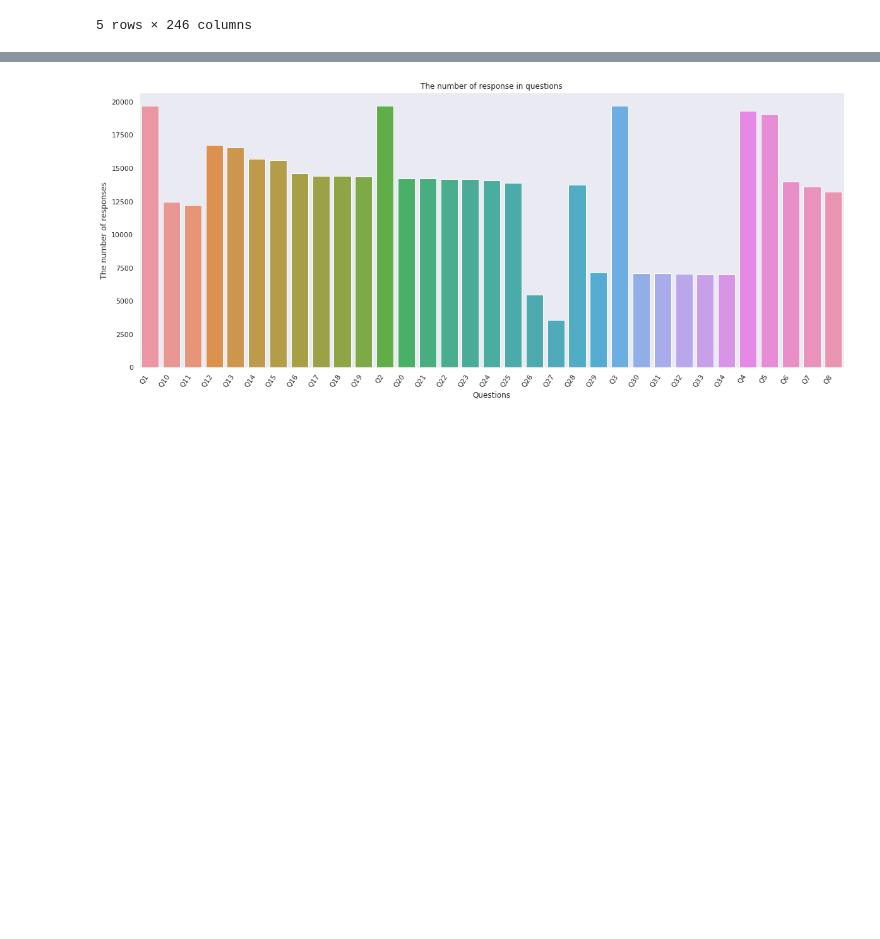
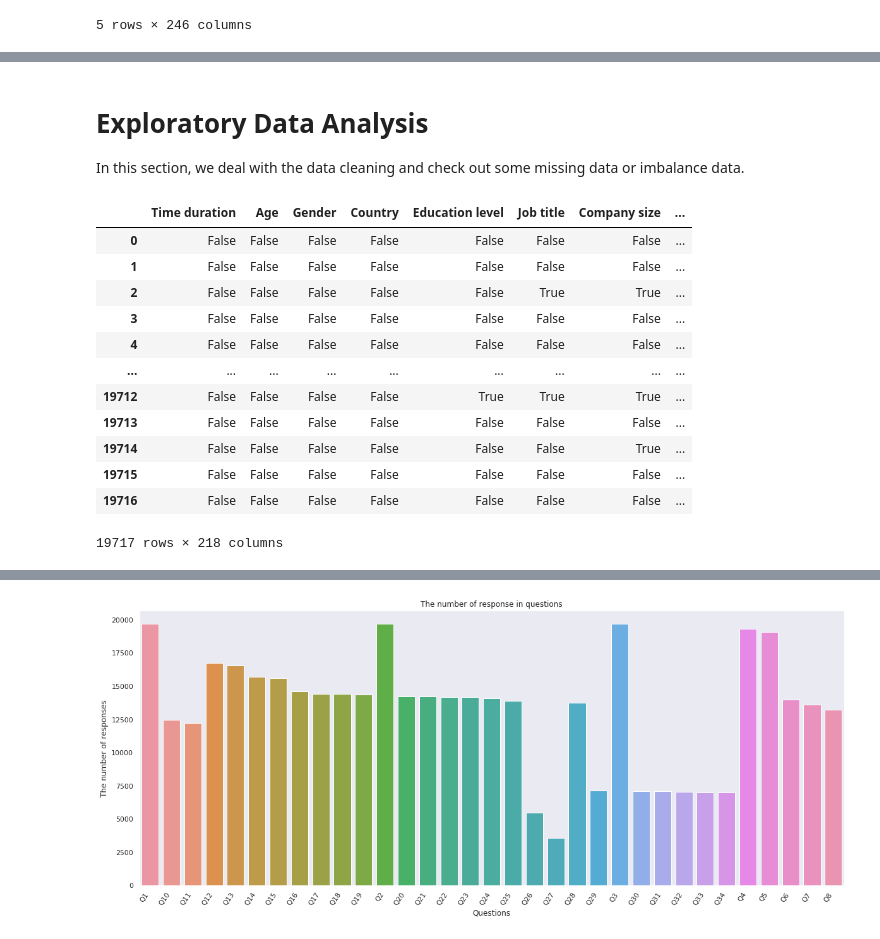
Before and after one commit to Branden-Kang/Kaggle-Competition, a Jupyter notebook: 2019_Kaggle_ML_&_DS_Survey.ipynb, the cells around one changed output, grey strips where cells are left out. Saved outputs shown, nothing was run; the diff lists cells and outputs as text; code cells hidden in the pictures; blank space fills up the shorter version.

```diff
--- a/2019_Kaggle_ML_&_DS_Survey.ipynb
+++ b/2019_Kaggle_ML_&_DS_Survey.ipynb
@@ -129,0 +328,40 @@ survey.head()
+# %%
+#Rename the columns for better understanding
+data = X_enc.rename(columns={
+             'Time from Start to Finish (seconds)':'Time duration',
+             'Q1':'Age',
+             'Q2':'Gender',
+             'Q3':'Country',
+             'Q4':'Education level',
+             'Q5':'Job title',
+             'Q6':'Company size',
+             'Q7':'The number of data scientist in company',
+             'Q8':'ML implementaion in company',
+             #Q9: Activities that make up an important part of your role at work(Multiple choices)
+            'Q10':'Yearly compensation',
+            'Q11':'Investment on ML',
+            #Q12: Favorite media sources that report on data science topics(Multiple choices)
+            #Q13: Which platforms for studying data science(Multiple choices)
+            'Q14':'Primary tool used for ML',
+            'Q15':'Coding experience',
+            #Q16: Integrated development environments (IDE's) you use on a regular basis(Multiple choices)
+            #Q17: Hosted notebook products you use on a regular basis(Multiple choices)
+            #Q18: Programming languages you use on a regular basis(Multiple choices)
+            'Q19': 'Programming language to learn first',
+            #Q20: Data visualization libraries or tools you use on a regular basis(Multiple choices)
+            #Q21: Specialized hardware you use on a regular basis(Multiple choices)
+            'Q22':'Experience in TPU',
+            'Q23': 'Years in using machine learning methods'
+            #Q24: ML algorithms you use on a regular basis(Multiple choices)
+            #Q25: Categories of ML tools you use on a regular basis(Multiple choices)
+            #Q26: Categories of computer vision methods you use on a regular basis(Multiple choices)
+            #Q27: Natural language processing (NLP) methods you use on a regular basis(Multiple choices)
+            #Q28: Machine learning frameworks you use on a regular basis(Multiple choices)
+            #Q29: Cloud computing platforms you use on a regular basis(Multiple choices)
+            #Q30: Specific cloud computing products you use on a regular basis(Multiple choices)
+            #Q31: Specific big data / analytics products you use on a regular basis(Multiple choices)
+            #Q32: Machine learning products you use on a regular basis(Multiple choices)
+            #Q33: Automated machine learning tools (or partial AutoML tools) you use on a regular basis(Multiple choices)
+            #Q34: Relational database products do you use on a regular basis(Multiple choices)
+
+})
@@ -129,0 +400,19 @@ survey.head()
+# %% [markdown]
+ # Exploratory Data Analysis
+ In this section, we deal with the data cleaning and check out some missing data or imbalance data.
+# %%
+data.isnull() # Checking missing values
+# %% [output]
+|  | Time duration | Age | Gender | Country | Education level | Job title | Company size | ... |
+| 0 | False | False | False | False | False | False | False | ... |
+| 1 | False | False | False | False | False | False | False | ... |
+| 2 | False | False | False | False | False | True | True | ... |
+| 3 | False | False | False | False | False | False | False | ... |
+| 4 | False | False | False | False | False | False | False | ... |
+| ... | ... | ... | ... | ... | ... | ... | ... | ... |
+| 19712 | False | False | False | False | True | True | True | ... |
+| 19713 | False | False | False | False | False | False | False | ... |
+| 19714 | False | False | False | False | False | False | True | ... |
+| 19715 | False | False | False | False | False | False | False | ... |
+| 19716 | False | False | False | False | False | False | False | ... |
+19717 rows × 218 columns
```
Also changed, not shown: parts of 39 cells of this notebook.
